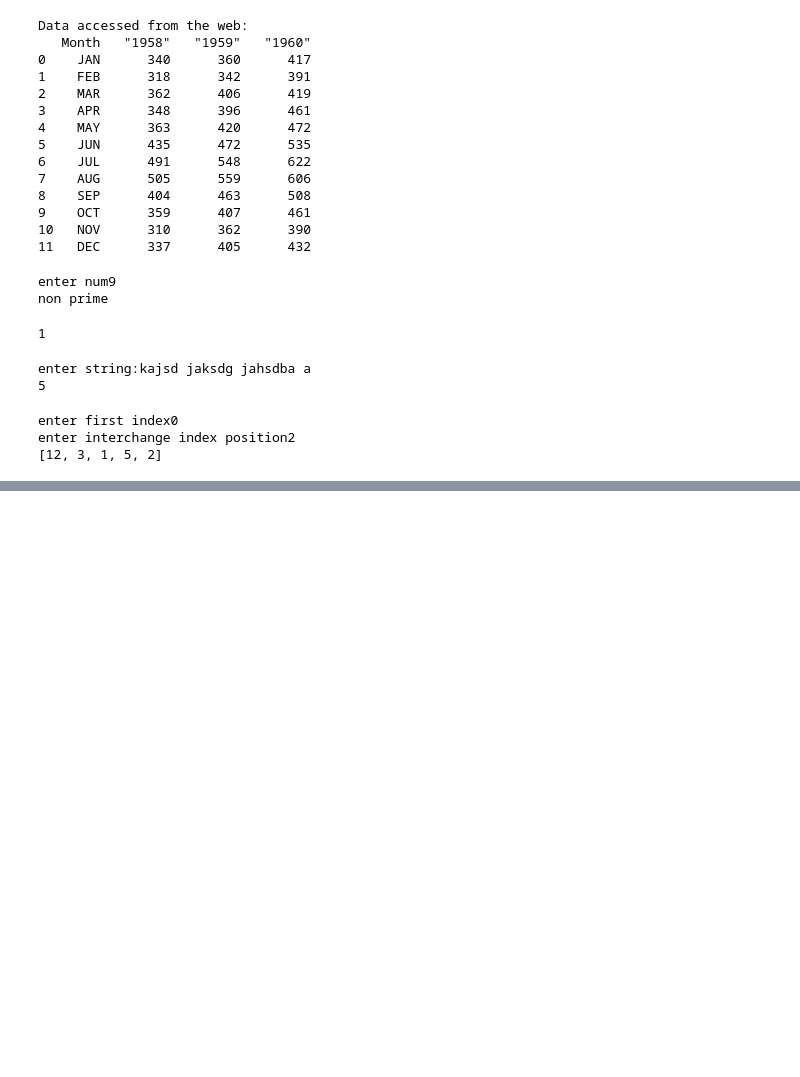
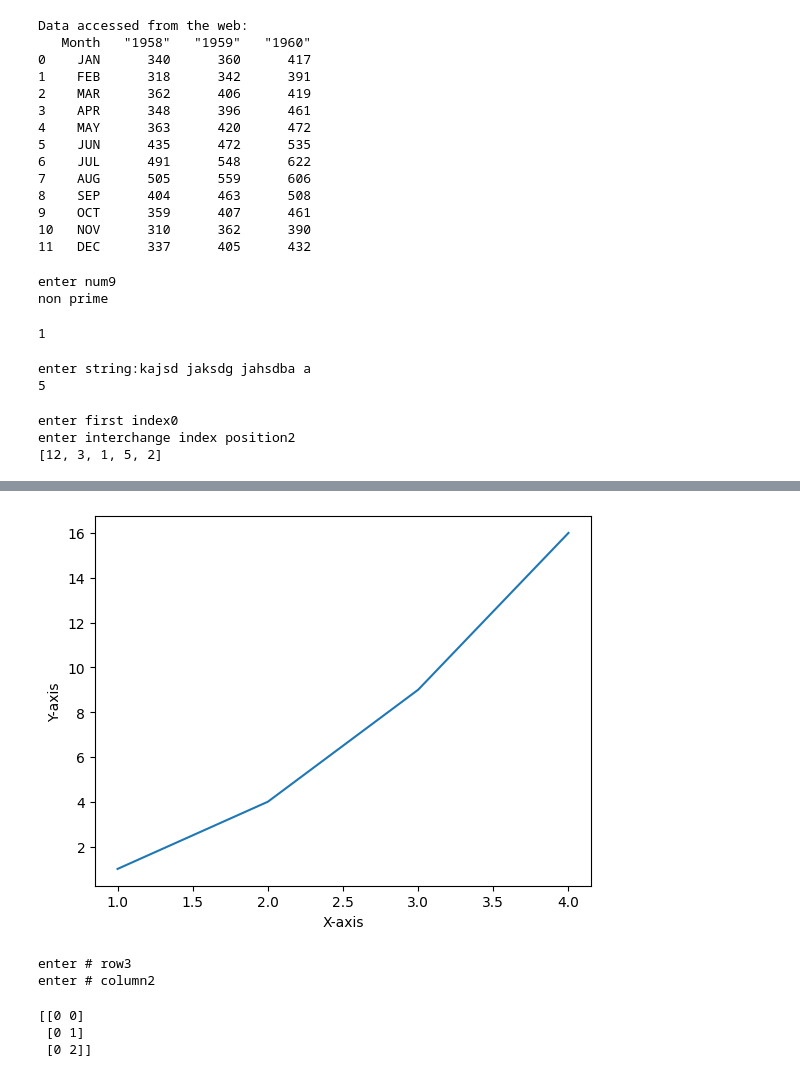
Before and after one commit to kavan202/kavan_jodhani, a Jupyter notebook: welcome/running_python.ipynb, the cells around one changed output, grey strips where cells are left out. Cells and saved outputs as stored; diff of their text form; code cells hidden in the pictures; blank space fills up the shorter version.

```diff
--- a/welcome/running_python.ipynb
+++ b/welcome/running_python.ipynb
@@ -153,0 +179,27 @@ enter interchange index position2
+# %%
+x=[1,2,3,4]
+y=[1,4,9,16]
+plt.plot(x,y)
+plt.xlabel("X-axis")
+plt.ylabel("Y-axis")
+plt.show()
+# %% [output]
+[figure, added]
+# %%
+import numpy as np
+x=int(input('enter # row'))
+y=int(input('enter # column'))
+l=[]
+for i in range(x):
+  for j in range(y):
+    l.append(i*j)
+arr = np.array(l).reshape((x,y))
+# %% [output]
+enter # row3
+enter # column2
+# %%
+print(arr)
+# %% [output]
+[[0 0]
+ [0 1]
+ [0 2]]
```
Also changed, not shown: parts of 8 cells of this notebook.
